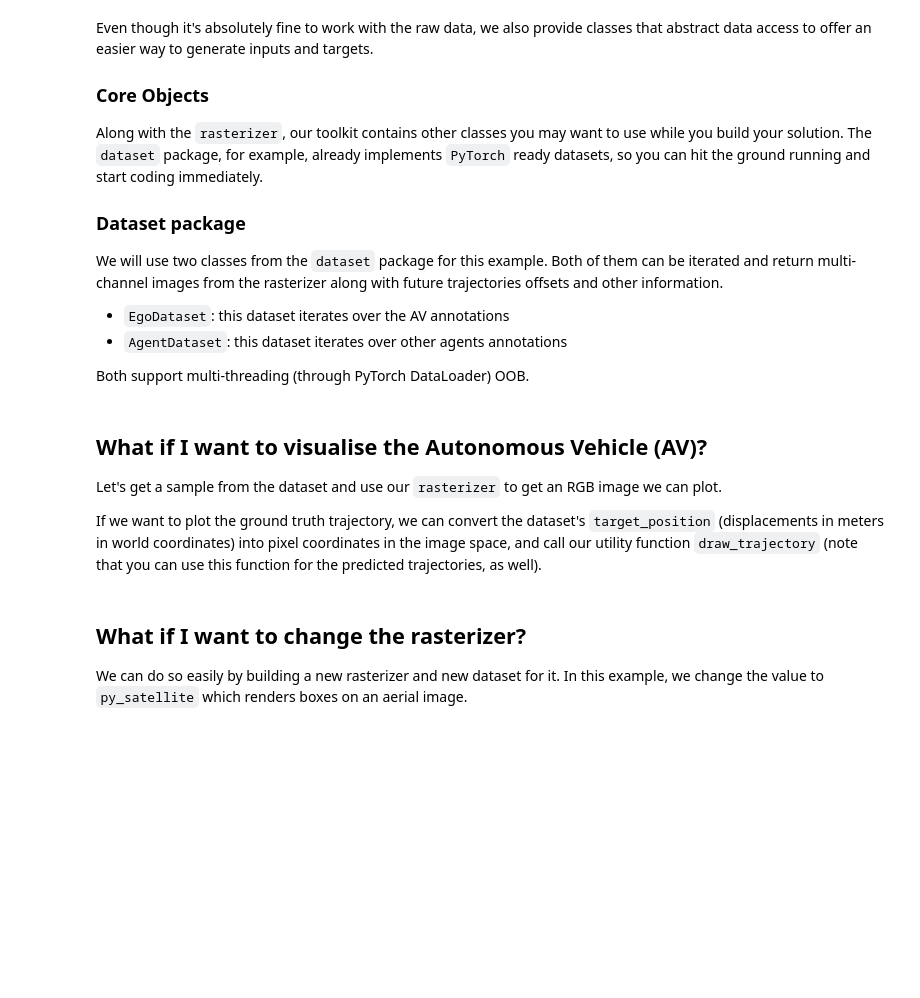
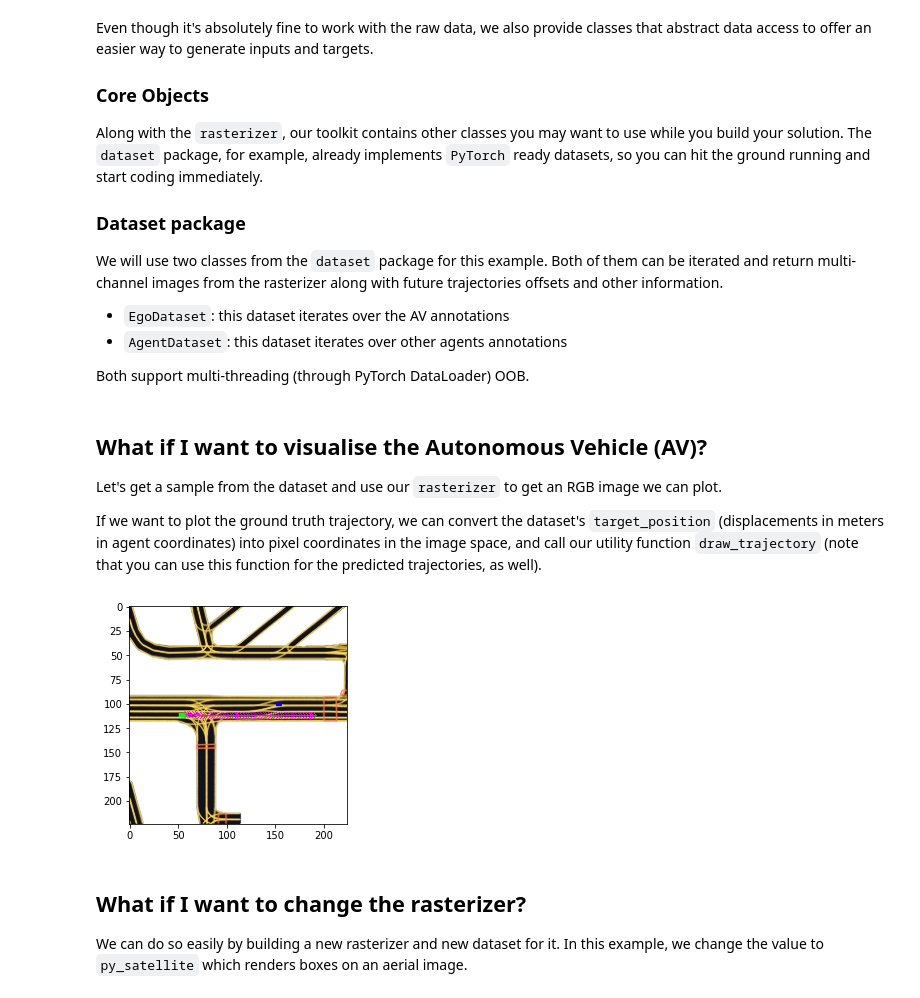
Before and after one commit to woven-planet/l5kit, a Jupyter notebook: examples/visualisation/visualise_data.ipynb, the cells around one changed output. Saved outputs shown, nothing was run; the diff lists cells and outputs as text; code cells hidden in the pictures; blank space fills up the shorter version.

Commit message:
refactor visualisation notebook

```diff
--- a/examples/visualisation/visualise_data.ipynb
+++ b/examples/visualisation/visualise_data.ipynb
@@ -125,17 +148,19 @@ dataset = EgoDataset(cfg, zarr_dataset, rast)
 
 Let's get a sample from the dataset and use our `rasterizer` to get an RGB image we can plot.
 
-If we want to plot the ground truth trajectory, we can convert the dataset's `target_position` (displacements in meters in world coordinates) into pixel coordinates in the image space, and call our utility function `draw_trajectory` (note that you can use this function for the predicted trajectories, as well).
+If we want to plot the ground truth trajectory, we can convert the dataset's `target_position` (displacements in meters in agent coordinates) into pixel coordinates in the image space, and call our utility function `draw_trajectory` (note that you can use this function for the predicted trajectories, as well).
 # %%
 data = dataset[50]
 
 im = data["image"].transpose(1, 2, 0)
 im = dataset.rasterizer.to_rgb(im)
-target_positions_pixels = transform_points(data["target_positions"] + data["centroid"][:2], data["world_to_image"])
+target_positions_pixels = transform_points(data["target_positions"], data["raster_from_agent"])
 draw_trajectory(im, target_positions_pixels, data["target_yaws"], TARGET_POINTS_COLOR)
 
 plt.imshow(im[::-1])
 plt.show()
+# %% [output]
+[figure, added]
 # %% [markdown]
 ## What if I want to change the rasterizer?
 
```
Also changed, not shown: parts of 7 cells of this notebook.
